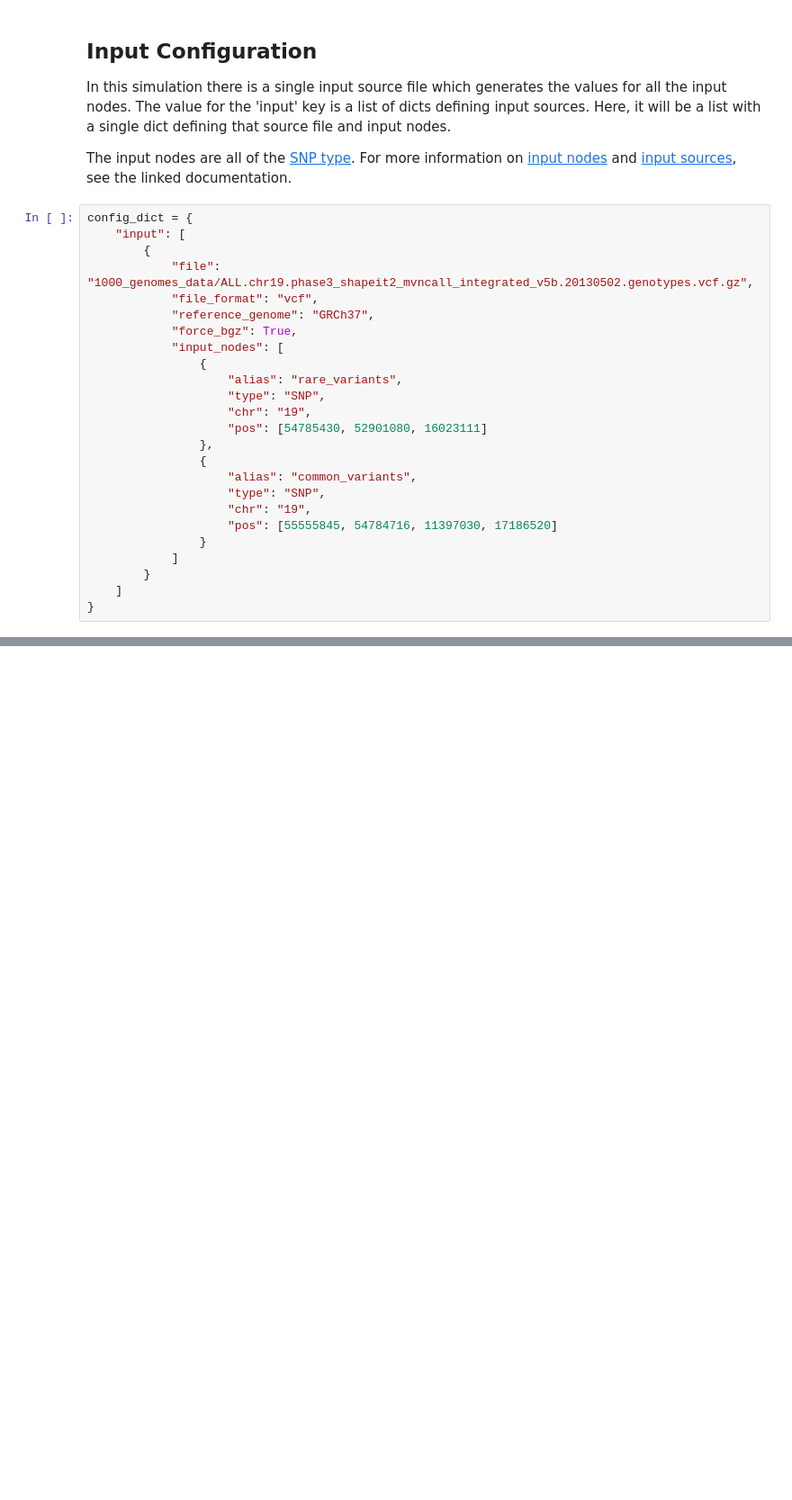
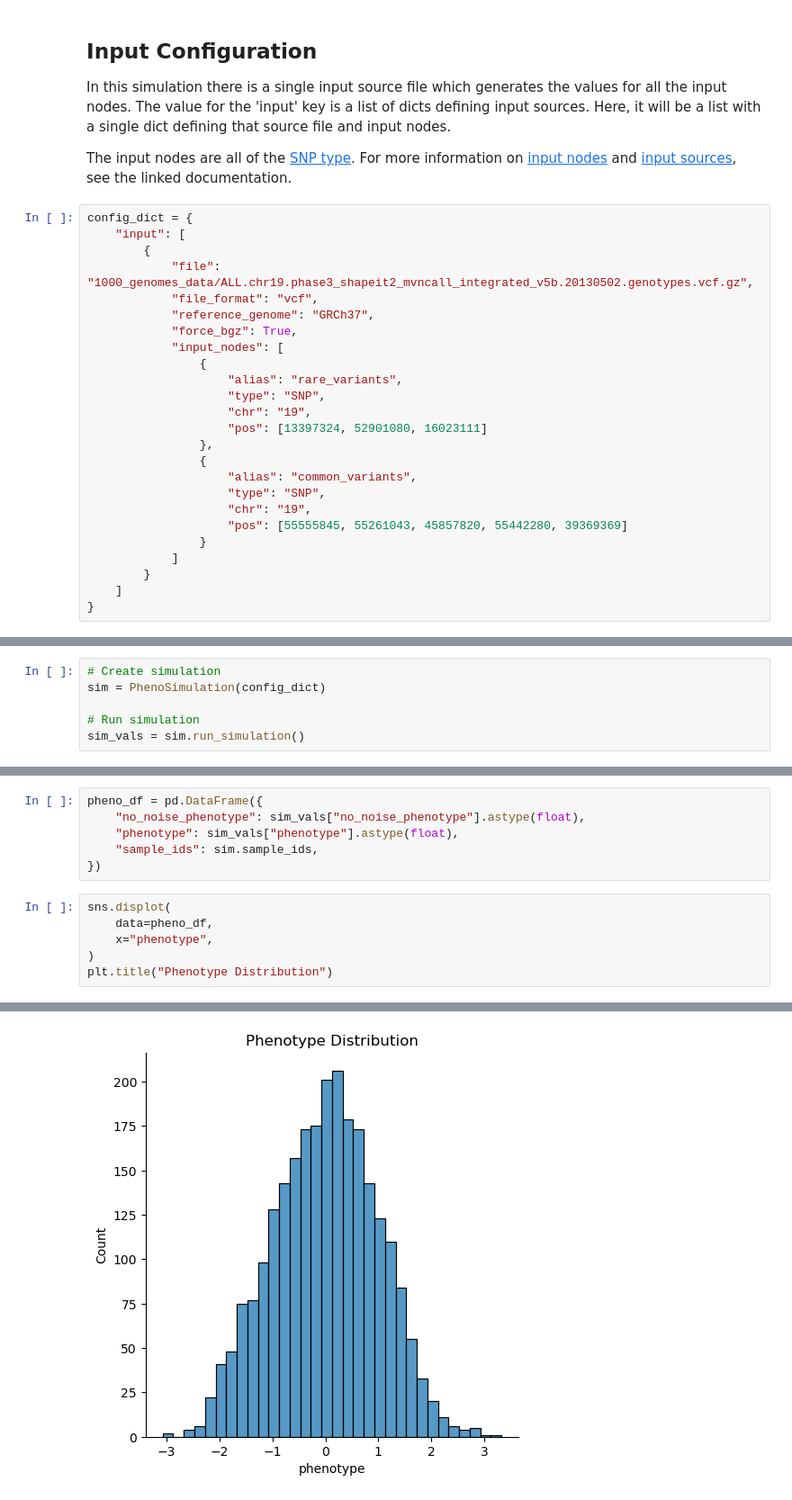
Before and after one commit to gymrek-lab/CITRUS, a Jupyter notebook: doc/example_nbs/linear_additive_pheno.ipynb, the cells around one changed output, grey strips where cells are left out. Shown at 90% size. Drawn from its saved outputs; the diff is of its cells as text; blank space fills up the shorter version.

Commit message:
Fix input nodes the check number of rows and give informative error message. Add Notebook example for a linear additive simulation.

```diff
--- a/doc/example_nbs/linear_additive_pheno.ipynb
+++ b/doc/example_nbs/linear_additive_pheno.ipynb
@@ -71,13 +72,13 @@ config_dict = {
 					"alias": "rare_variants",
 					"type": "SNP",
 					"chr": "19",
-					"pos": [54785430, 52901080, 16023111]
+					"pos": [13397324, 52901080, 16023111]
 				},
 				{
 					"alias": "common_variants",
 					"type": "SNP",
 					"chr": "19",
-					"pos": [55555845, 54784716, 11397030, 17186520]
+					"pos": [55555845, 55261043, 45857820, 55442280, 39369369]
 				}
 			]
 		}
@@ -93,0 +199,6 @@ This simulation requires X operator nodes:
+# %%
+# Create simulation
+sim = PhenoSimulation(config_dict)
+
+# Run simulation
+sim_vals = sim.run_simulation()
@@ -93,0 +239,13 @@ This simulation requires X operator nodes:
+# %%
+pheno_df = pd.DataFrame({
+	"no_noise_phenotype": sim_vals["no_noise_phenotype"].astype(float),
+    "phenotype": sim_vals["phenotype"].astype(float),
+    "sample_ids": sim.sample_ids,
+})
+# %%
+sns.displot(
+	data=pheno_df,
+	x="phenotype",
+)
+plt.title("Phenotype Distribution")
+# %% [output]
@@ -93,0 +253 @@ This simulation requires X operator nodes:
+[figure, added]
```
Also changed, not shown: parts of 18 cells of this notebook, 2 other files.
